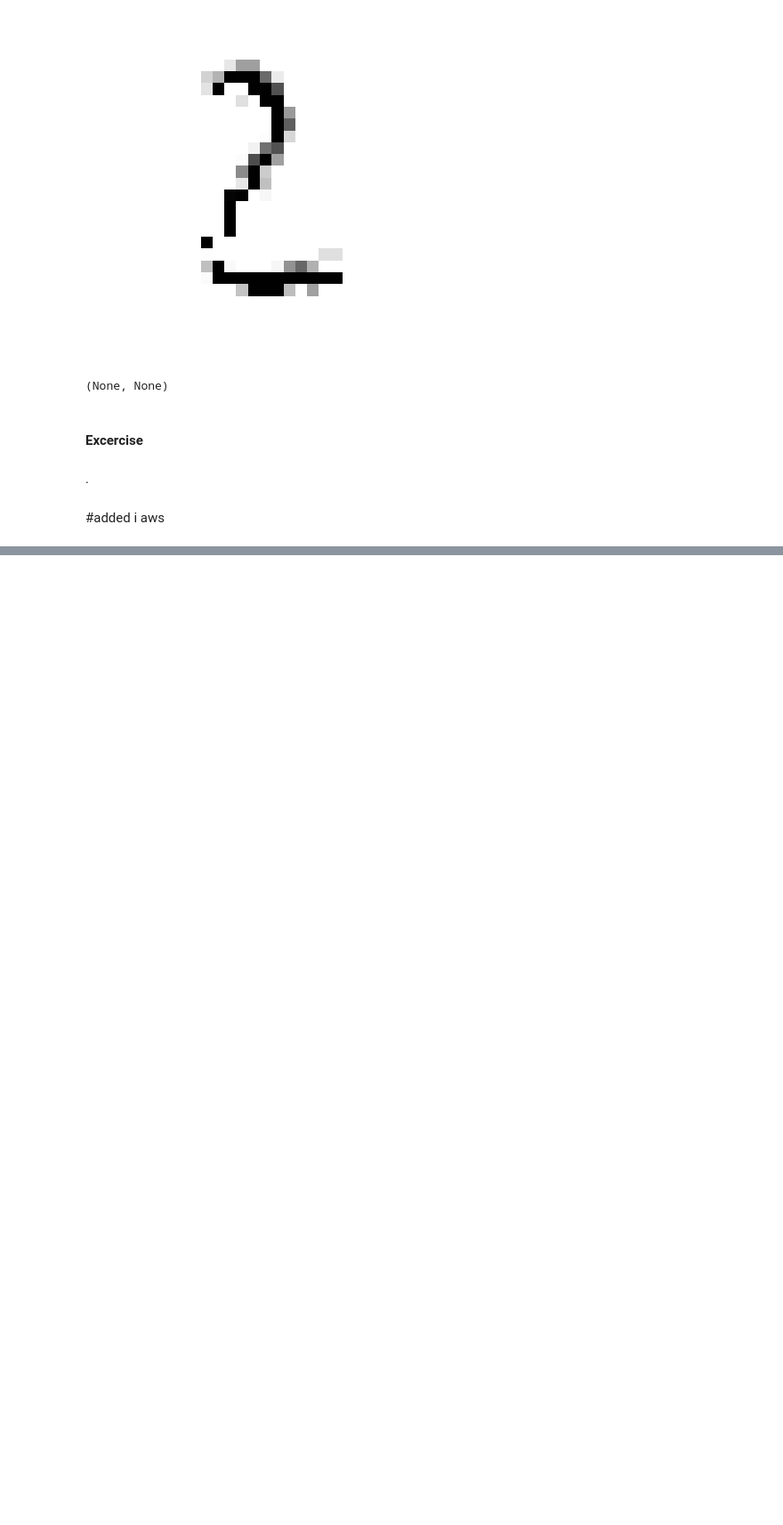
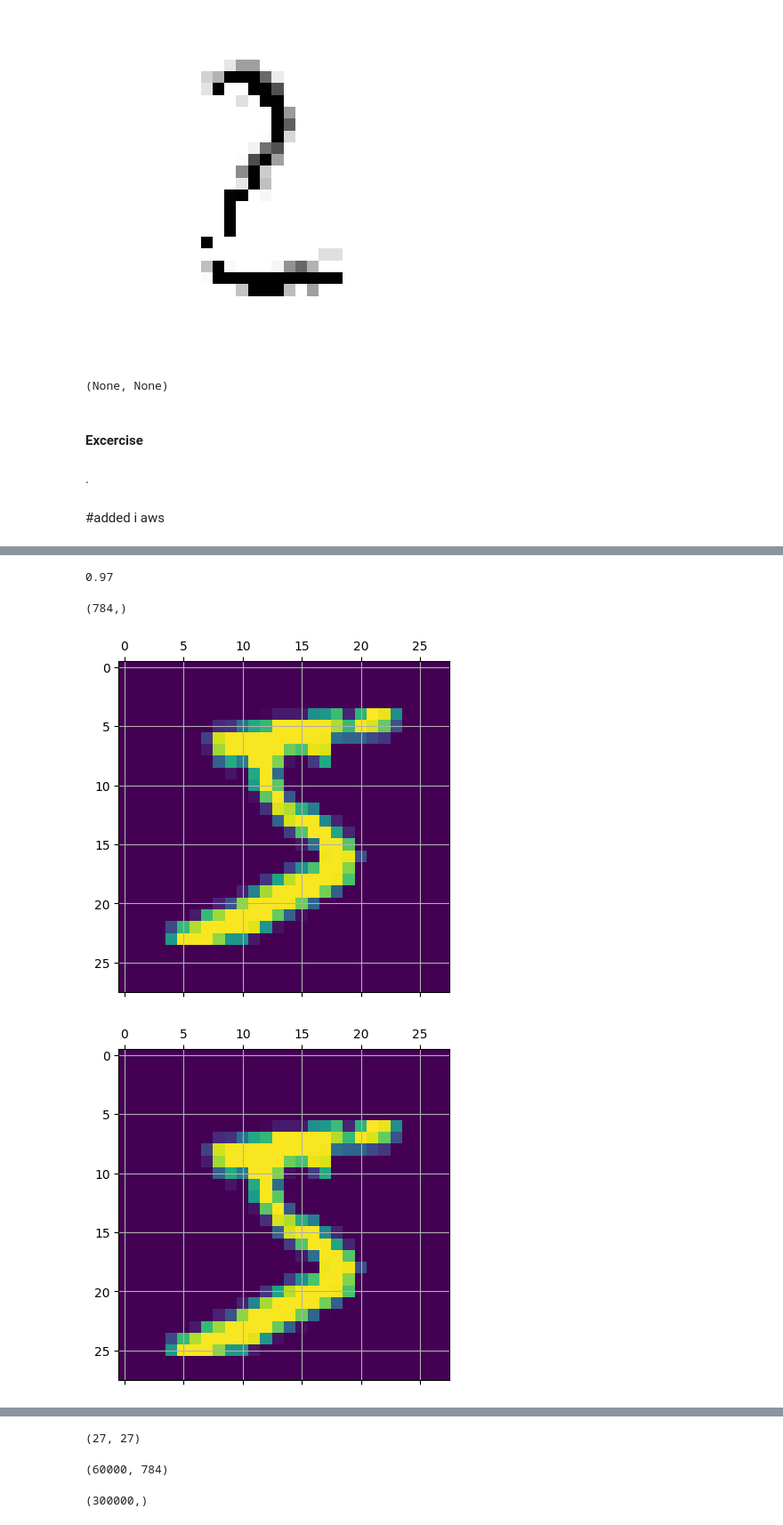
Before and after one commit to ARKA1112/HOML_AurelienG, a Jupyter notebook: chap3_classification.ipynb, the cells around one changed output, grey strips where cells are left out. Shown at 89% size. Cells and saved outputs as stored; diff of their text form; code cells hidden in the pictures; blank space fills up the shorter version.

```diff
--- a/chap3_classification.ipynb
+++ b/chap3_classification.ipynb
@@ -913,0 +938,7 @@ plot_digit(X_test_mod, 1),plot_digit(pred)
+# %%
+from sklearn.metrics import accuracy_score
+accuracy_score(y_test, pred)
+#97% accuracy achieved for best model
+#This answers the 1st question
+# %% [output]
+0.97
@@ -913,0 +947,52 @@ plot_digit(X_test_mod, 1),plot_digit(pred)
+# %%
+import numpy as np
+def imshift(data, up=1,down=0,left=0,right=0):
+    X_train_up = []
+    X_train_down = []
+    X_train_left = []
+    X_train_right = []
+    for img in data:
+        pix = img.reshape(28,28)
+        if up:
+            blank = np.zeros((29,28))
+            blank[:-1] +=  pix
+            blank = blank[1:]
+            blank = blank.flatten()
+            X_train_up.append(blank)
+        if down:
+            blank = np.zeros((29,28))
+            blank[1:] +=  pix
+            blank = blank[:-1]
+            blank= blank.flatten()
+            X_train_down.append(blank)
+        if left:
+            blank = np.zeros((28,29))
+            blank[:,:-1] +=  pix
+            blank = blank[:,1:]
+            blank = blank.flatten()
+            X_train_left.append(blank)
+        if right:
+            blank = np.zeros((28,29))
+            blank[:,1:] +=  pix
+            blank = blank[:,:-1]
+            blank = blank.flatten()
+            X_train_right.append(blank)
+    return X_train_up, X_train_down, X_train_left, X_train_right
+# %%
+X_train_u,X_train_d,X_train_l,X_train_r = imshift(X_train,up=1,down=1,left=1,right=1)
+# %%
+X_train_u[0].shape
+# %% [output]
+(784,)
+# %%
+plt.matshow(X_train_u[0].reshape(28,28))
+plt.grid()
+plt.matshow(X_train_d[0].reshape(28,28))
+plt.grid()
+plt.matshow(X_train_l[0].reshape(28,28))
+plt.grid()
+plt.matshow(X_train_r[0].reshape(28,28))
+plt.grid()
+# %% [output]
+[figure, added]
+[figure, added]
@@ -913,0 +1001,8 @@ plot_digit(X_test_mod, 1),plot_digit(pred)
+# %%
+np.zeros((28,28))[:-1,:-1].shape
+# %% [output]
+(27, 27)
+# %%
+np.array(X_train_u).shape
+# %% [output]
+(60000, 784)
@@ -913,0 +1013,4 @@ plot_digit(X_test_mod, 1),plot_digit(pred)
+# %%
+y_train_mod.shape
+# %% [output]
+(300000,)
```
Also changed, not shown: parts of 15 cells of this notebook.
